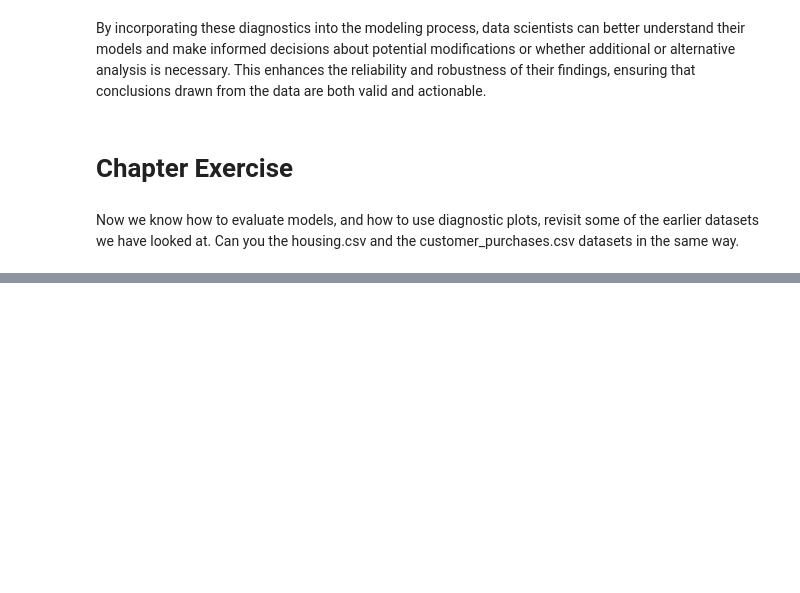
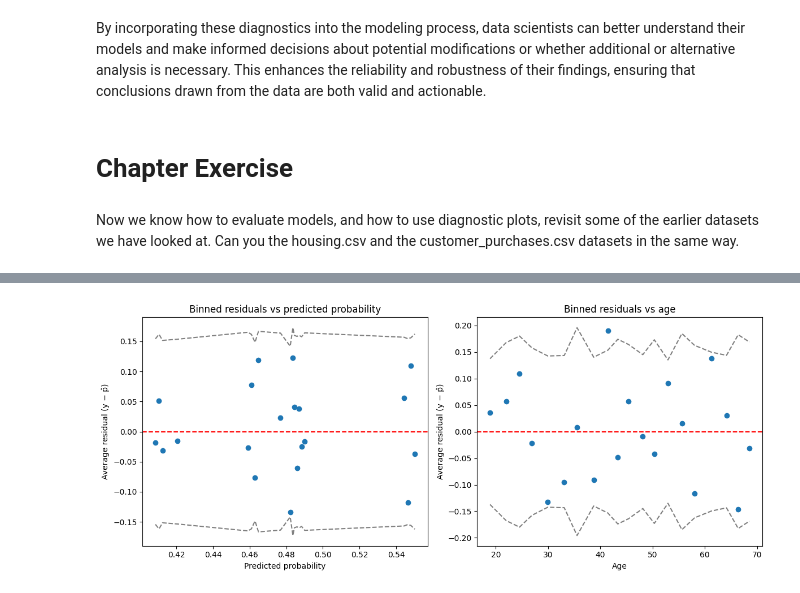
Before and after one commit to LewisT1424/010-MOD006902, a Jupyter notebook: Week_2/Section_10_Python_Example__Model_Diagnostic_Plots.ipynb, the cells around one changed output, grey strips where cells are left out. Saved outputs shown, nothing was run; the diff lists cells and outputs as text; code cells hidden in the pictures; blank space fills up the shorter version.

```diff
--- a/Week_2/Section_10_Python_Example__Model_Diagnostic_Plots.ipynb
+++ b/Week_2/Section_10_Python_Example__Model_Diagnostic_Plots.ipynb
@@ -143,0 +197,24 @@ plt.show()
+# %%
+def binned_residuals(x, resid, n_bins=20):
+    bins = pd.qcut(x, q=n_bins, duplicates='drop')
+    out = (pd.DataFrame({'x': x, 'r': resid})
+             .groupby(bins, observed=True)
+             .agg(x_mean=('x', 'mean'), r_mean=('r', 'mean'),
+                  r_sd=('r', 'std'), n=('r', 'size')))
+    out['bound'] = 2 * out['r_sd'] / np.sqrt(out['n'])
+    return out
+
+fig, axes = plt.subplots(1, 2, figsize=(12, 5))
+for ax, col, label in [(axes[0], 'p_hat', 'Predicted probability'), (axes[1], 'age', 'Age')]:
+    b = binned_residuals(train_df[col], train_df['resid_raw'])
+    ax.scatter(b['x_mean'], b['r_mean'])
+    ax.plot(b['x_mean'], b['bound'], color='grey', linestyle='--')
+    ax.plot(b['x_mean'], -b['bound'], color='grey', linestyle='--')
+    ax.axhline(0, color='red', linestyle='--')
+    ax.set_xlabel(label)
+    ax.set_ylabel('Average residual (y − p̂)')
+    ax.set_title(f'Binned residuals vs {label.lower()}')
+plt.tight_layout()
+plt.show()
+# %% [output]
+[figure, added]
```
Also changed, not shown: parts of 12 cells of this notebook.
